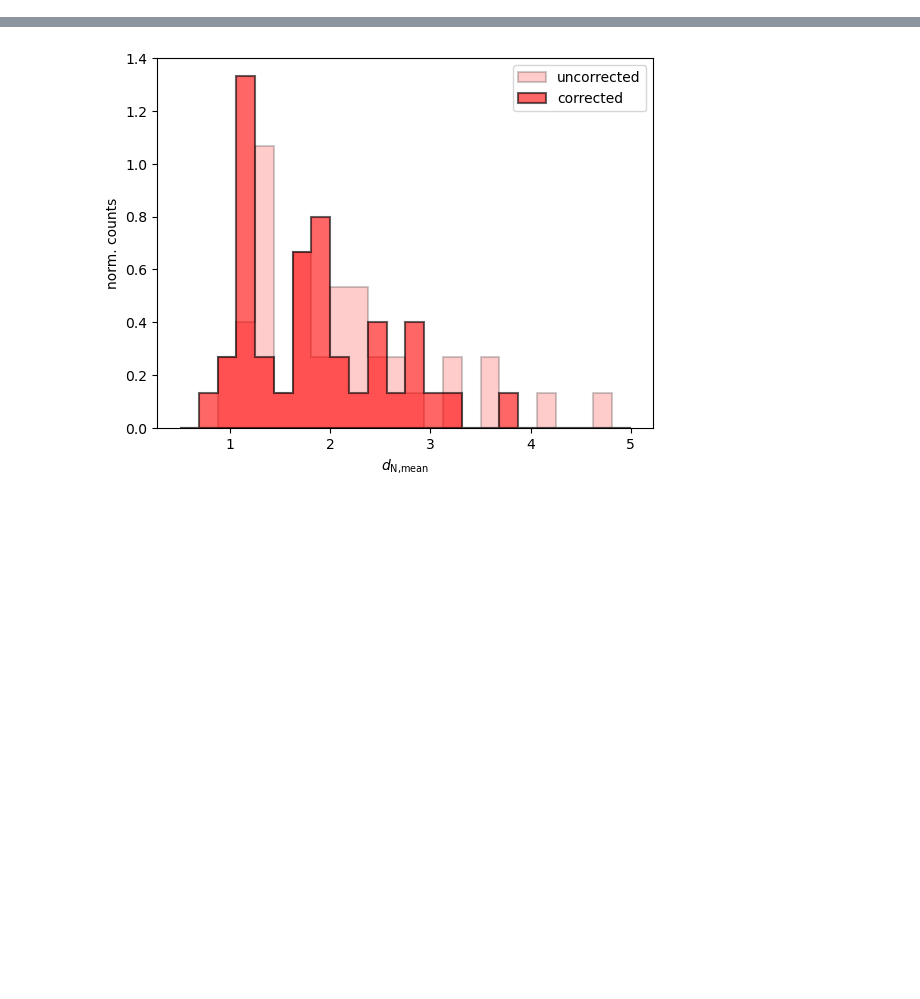
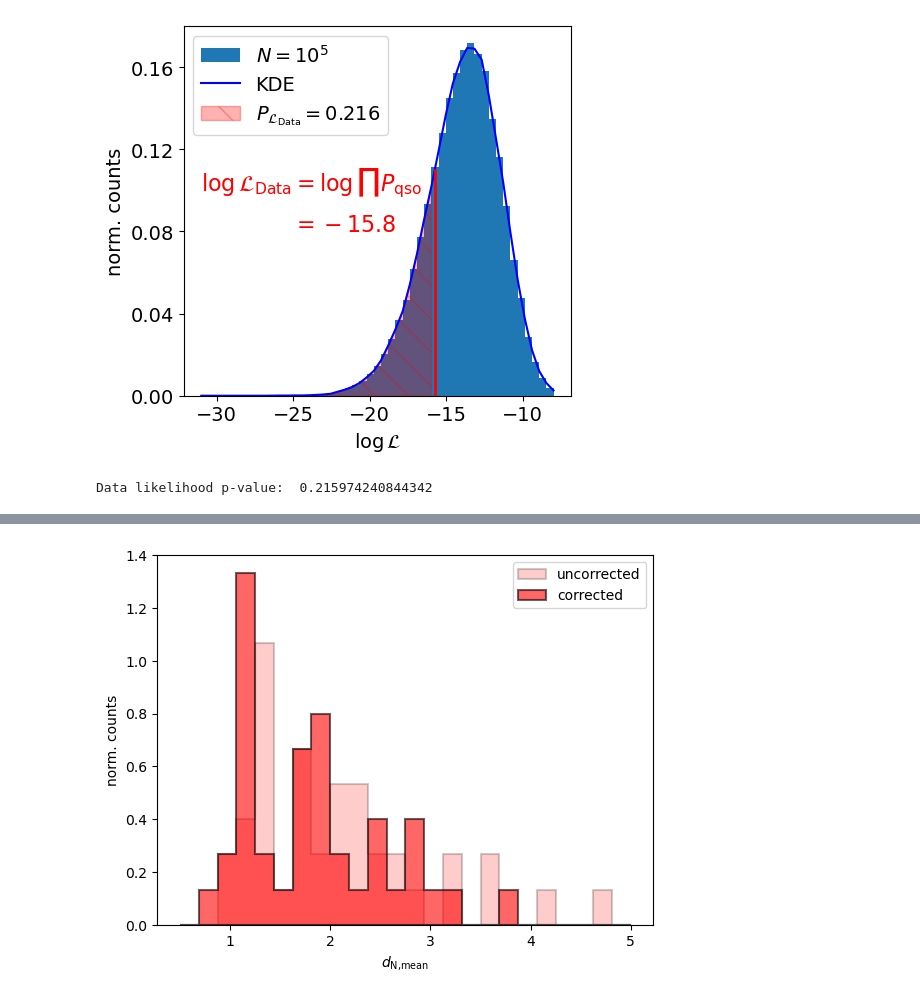
Before and after one commit to bartiosz/qso_nn, a Jupyter notebook: nn_statistics_v2.ipynb, the cells around one changed output, grey strips where cells are left out. Cells and saved outputs as stored; diff of their text form; code cells hidden in the pictures; blank space fills up the shorter version.

```diff
--- a/nn_statistics_v2.ipynb
+++ b/nn_statistics_v2.ipynb
@@ -201,6 +215,7 @@ SDSSJ0836+0054
 # %%
-N = 10000      # number of samples drawn
+N = 100000      # number of samples drawn
 samples = dict()
+print(samples)
 for n in names:
     dmean_trim = np.loadtxt('/media/bartosz/USB STICK/highz_data/eBOSS_NN_trim/pl_corr/{}_NN.txt'.format(n))
     dmean_trim = dmean_trim[:,1]
@@ -284,3 +330,50 @@ Data likelihood p-value:  0.30835560444027404
+# %%
+plt.rcParams.update({'font.size': 14})
+# Data likelihood calculation
+L_d = np.prod(pvalue)
+
+# Calculate log10 of the product of corresponding elements
+s_pvalues = [np.log10(np.prod(values)) for values in zip(*samples.values())]
+
+bins = np.linspace(-31, -8, 50)
+
+# Kernel density estimation
+kernel_lh = gaussian_kde(s_pvalues, bw_method='scott')
+y = kernel_lh.pdf(bins)
+
+# Calculate p-value for data likelihood
+p_L = kernel_lh.integrate_box_1d(-np.inf, np.log10(L_d))
+
+# Plotting
+fig, ax = plt.subplots()
+fig.set_figwidth(5)
+ax.hist(s_pvalues, bins, density=True, label=r'$N=10^{:.0f}$'.format(np.log10(N)))
+
+ax.plot(bins, y, color='blue', label='KDE')
+ax.axvline(np.log10(L_d), ymax=kernel_lh.pdf(np.log10(L_d))[0] / 0.18, c='red', lw=2)#,
+    # label=r'$P_{{\mathcal{{L}}_\text{{Data}}}} = {:.3f}$'.format(p_L))
+
+plt.fill_between(bins, y, where=(bins <= np.log10(L_d)), color='red', hatch='\\', alpha=0.3,
+                 label=r'$P_{{\mathcal{{L}}_\text{{Data}}}} = {:.3f}$'.format(p_L))
+
+
+ax.set_xlabel(r'$\log \mathcal{L}$')
+ax.set_ylabel('norm. counts')
+
+# Annotations with compatible syntax for default parser
+plt.annotate(r'$\log{\mathcal{L}_{\text{Data}}}= \log{\prod P_{\text{qso}}}$', xy=(-31, 0.1), color='red', fontsize=16)
+plt.annotate('$= {:.1f}$'.format(np.log10(L_d)), xy=(-25.05, 0.08), color='red', fontsize=16)
+plt.legend(loc='upper left')
+plt.yticks([0,0.04,0.08,0.12,0.16])
+plt.ylim(0, 0.18)
+# plt.savefig('plots/statistics/likelihoods_distr_100k_LARGE2.pdf',bbox_inches='tight')
+plt.show()
+plt.close()
+
+print('Data likelihood p-value: ', p_L)
+# %% [output]
+[figure, added]
+Data likelihood p-value:  0.215974240844342
 # %%
 bins = np.linspace(0.5, 4, 20)
 fig, ax = plt.subplots()
```
Also changed, not shown: parts of 7 cells of this notebook.
